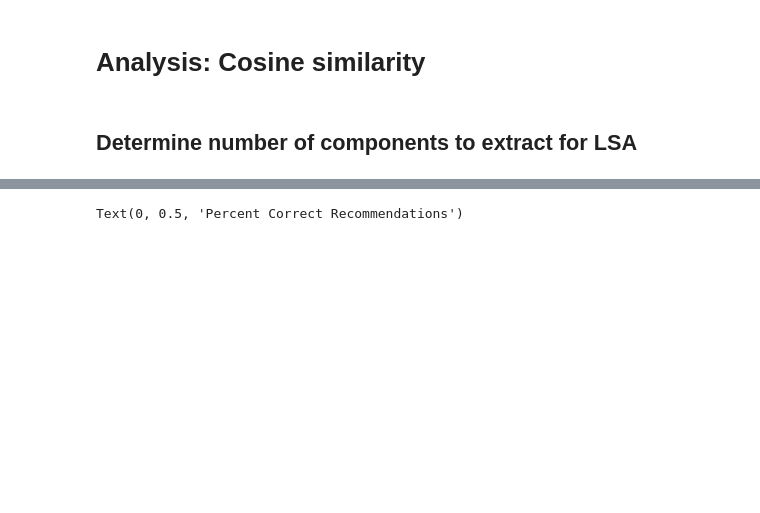
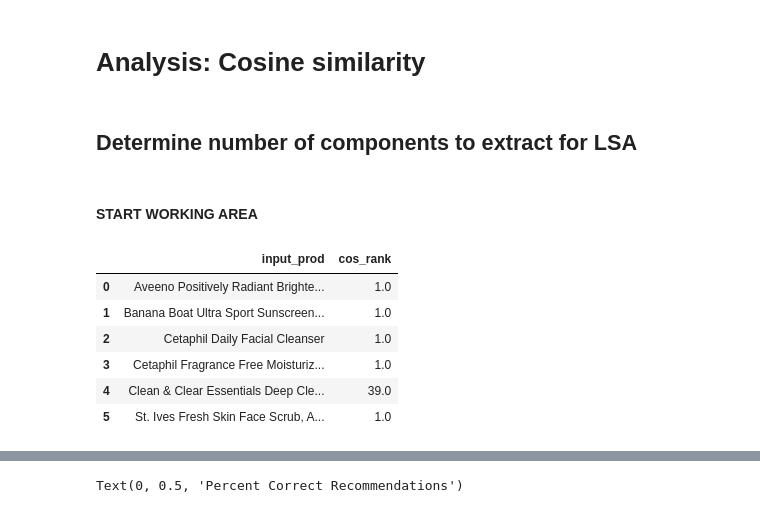
Before and after one commit to paulqsims/insight_project, a Jupyter notebook: notebooks/3_analysis.ipynb, the cells around one changed output, grey strips where cells are left out. Cells and saved outputs as stored; diff of their text form; code cells hidden in the pictures; blank space fills up the shorter version.

```diff
--- a/notebooks/3_analysis.ipynb
+++ b/notebooks/3_analysis.ipynb
@@ -145,3 +212,5 @@ def add_prod_info(new_df, original_df, col_names, prod_names_col):
                   'brand_generic','size','price','link']
     new_df = reorder_first_cols(new_df, cols_order)
     return new_df
+# %% [markdown]
+#### START WORKING AREA
@@ -147,0 +281,10 @@ def add_prod_info(new_df, original_df, col_names, prod_names_col):
+# %%
+df_valid_ranks
+# %% [output]
+|  | input_prod | cos_rank |
+| 0 | Aveeno Positively Radiant Brighte... | 1.0 |
+| 1 | Banana Boat Ultra Sport Sunscreen... | 1.0 |
+| 2 | Cetaphil Daily Facial Cleanser | 1.0 |
+| 3 | Cetaphil Fragrance Free Moisturiz... | 1.0 |
+| 4 | Clean & Clear Essentials Deep Cle... | 39.0 |
+| 5 | St. Ives Fresh Skin Face Scrub, A... | 1.0 |
```
Also changed, not shown: parts of 16 cells of this notebook.
